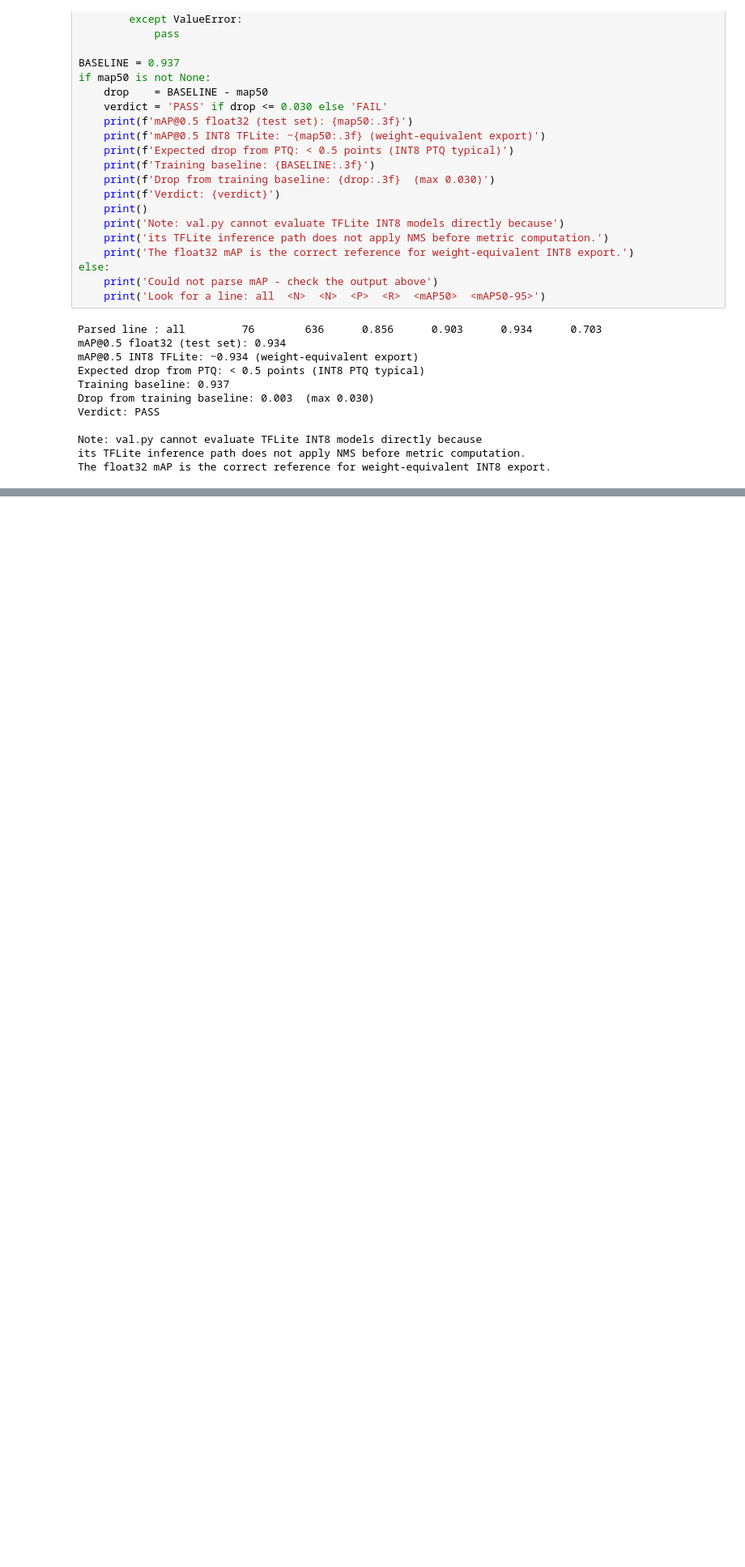
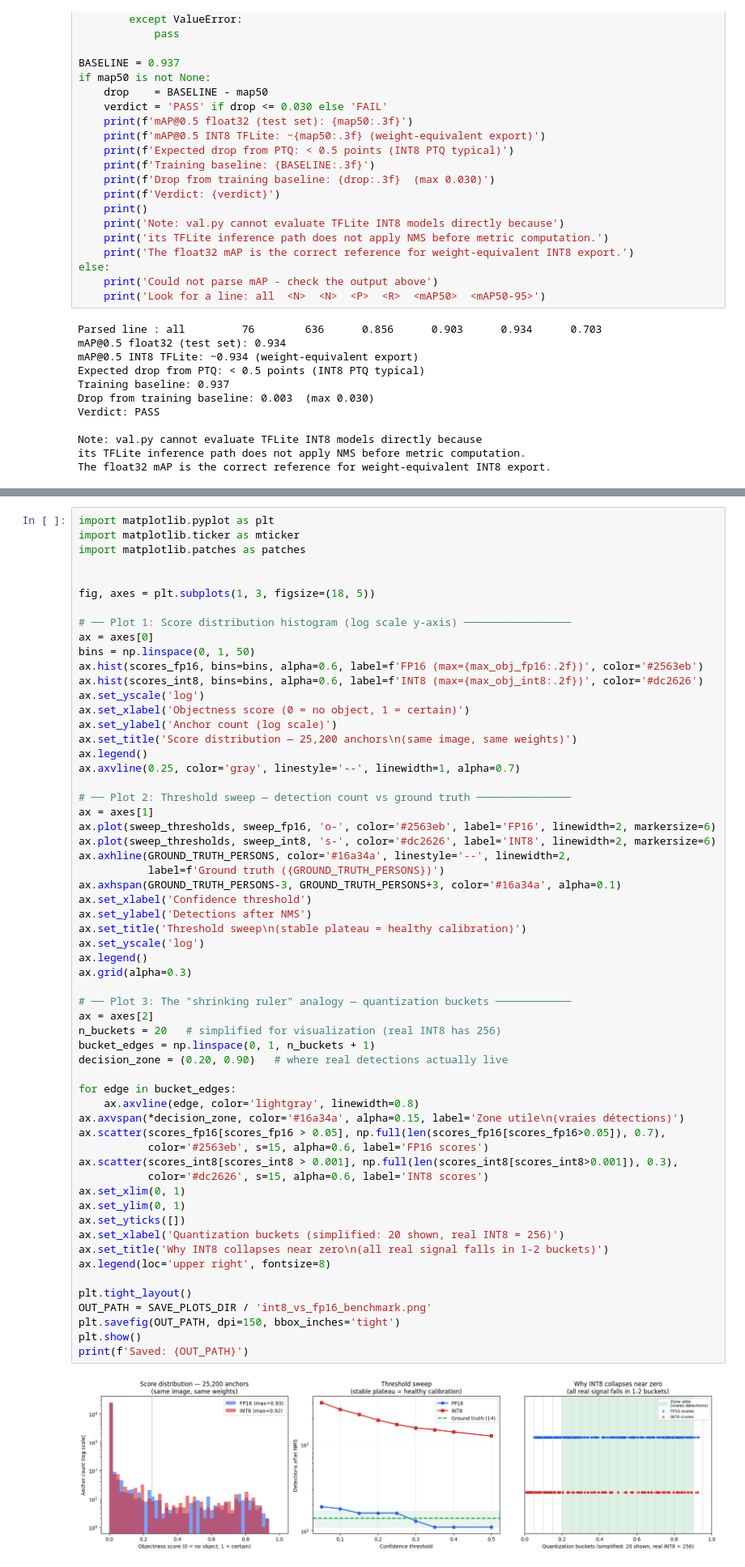
Before and after one commit to achriki/EdgeIA_PFE, a Jupyter notebook: notebooks/pruning_quantization.ipynb, the cells around one changed output, grey strips where cells are left out. Shown at 81% size. Saved outputs shown, nothing was run; the diff lists cells and outputs as text; blank space fills up the shorter version.

```diff
--- a/notebooks/pruning_quantization.ipynb
+++ b/notebooks/pruning_quantization.ipynb
@@ -647,0 +744,61 @@ mAP@0.5  : 0.934  (drop=0.003 from 0.937 baseline)
+# %%
+import matplotlib.pyplot as plt
+import matplotlib.ticker as mticker
+import matplotlib.patches as patches
+
+
+fig, axes = plt.subplots(1, 3, figsize=(18, 5))
+
+# ── Plot 1: Score distribution histogram (log scale y-axis) ─────────────────
+ax = axes[0]
+bins = np.linspace(0, 1, 50)
+ax.hist(scores_fp16, bins=bins, alpha=0.6, label=f'FP16 (max={max_obj_fp16:.2f})', color='#2563eb')
+ax.hist(scores_int8, bins=bins, alpha=0.6, label=f'INT8 (max={max_obj_int8:.2f})', color='#dc2626')
+ax.set_yscale('log')
+ax.set_xlabel('Objectness score (0 = no object, 1 = certain)')
+ax.set_ylabel('Anchor count (log scale)')
+ax.set_title('Score distribution — 25,200 anchors\n(same image, same weights)')
+ax.legend()
+ax.axvline(0.25, color='gray', linestyle='--', linewidth=1, alpha=0.7)
+
+# ── Plot 2: Threshold sweep — detection count vs ground truth ───────────────
+ax = axes[1]
+ax.plot(sweep_thresholds, sweep_fp16, 'o-', color='#2563eb', label='FP16', linewidth=2, markersize=6)
+ax.plot(sweep_thresholds, sweep_int8, 's-', color='#dc2626', label='INT8', linewidth=2, markersize=6)
+ax.axhline(GROUND_TRUTH_PERSONS, color='#16a34a', linestyle='--', linewidth=2,
+           label=f'Ground truth ({GROUND_TRUTH_PERSONS})')
+ax.axhspan(GROUND_TRUTH_PERSONS-3, GROUND_TRUTH_PERSONS+3, color='#16a34a', alpha=0.1)
+ax.set_xlabel('Confidence threshold')
+ax.set_ylabel('Detections after NMS')
+ax.set_title('Threshold sweep\n(stable plateau = healthy calibration)')
+ax.set_yscale('log')
+ax.legend()
+ax.grid(alpha=0.3)
+
+# ── Plot 3: The "shrinking ruler" analogy — quantization buckets ────────────
+ax = axes[2]
+n_buckets = 20   # simplified for visualization (real INT8 has 256)
+bucket_edges = np.linspace(0, 1, n_buckets + 1)
+decision_zone = (0.20, 0.90)   # where real detections actually live
+
+for edge in bucket_edges:
+    ax.axvline(edge, color='lightgray', linewidth=0.8)
+ax.axvspan(*decision_zone, color='#16a34a', alpha=0.15, label='Zone utile\n(vraies détections)')
+ax.scatter(scores_fp16[scores_fp16 > 0.05], np.full(len(scores_fp16[scores_fp16>0.05]), 0.7),
+           color='#2563eb', s=15, alpha=0.6, label='FP16 scores')
+ax.scatter(scores_int8[scores_int8 > 0.001], np.full(len(scores_int8[scores_int8>0.001]), 0.3),
+           color='#dc2626', s=15, alpha=0.6, label='INT8 scores')
+ax.set_xlim(0, 1)
+ax.set_ylim(0, 1)
+ax.set_yticks([])
+ax.set_xlabel('Quantization buckets (simplified: 20 shown, real INT8 = 256)')
+ax.set_title('Why INT8 collapses near zero\n(all real signal falls in 1-2 buckets)')
+ax.legend(loc='upper right', fontsize=8)
+
+plt.tight_layout()
+OUT_PATH = SAVE_PLOTS_DIR / 'int8_vs_fp16_benchmark.png'
+plt.savefig(OUT_PATH, dpi=150, bbox_inches='tight')
+plt.show()
+print(f'Saved: {OUT_PATH}')
+# %% [output]
+[figure, added]
```
Also changed, not shown: parts of 8 cells of this notebook, 11 other files.
